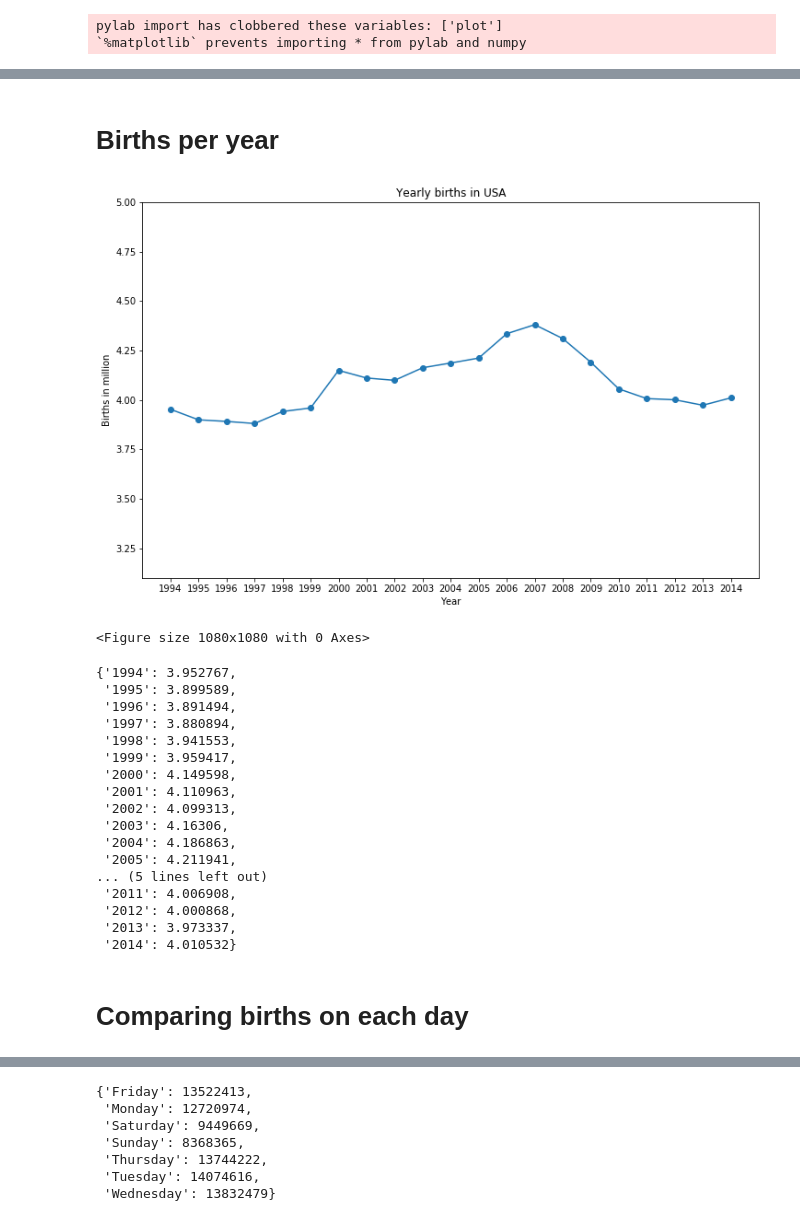
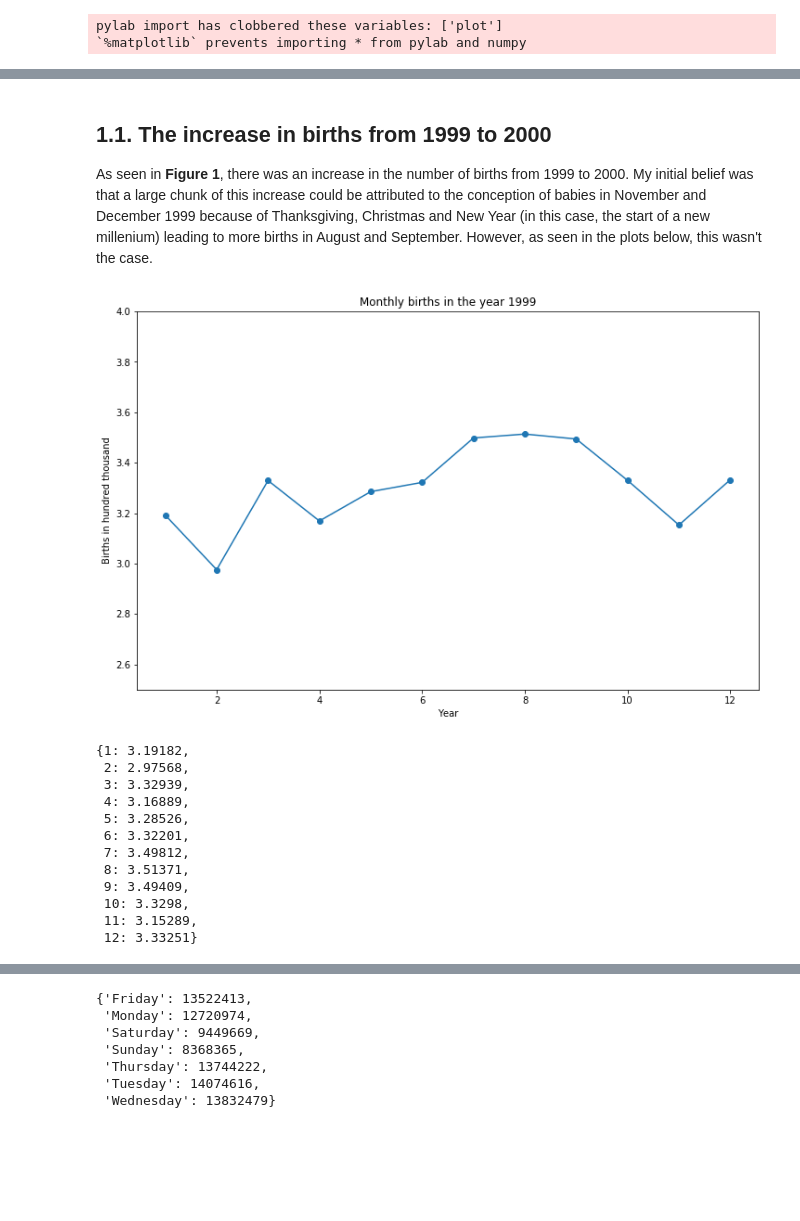
Before and after one commit to vgoel30/births_analysis, a Jupyter notebook: notebook/Births in the USA from 1994-2014.ipynb, the cells around one changed output, grey strips where cells are left out. Saved outputs shown, nothing was run; the diff lists cells and outputs as text; code cells hidden in the pictures; blank space fills up the shorter version.

```diff
--- a/notebook/Births in the USA from 1994-2014.ipynb
+++ b/notebook/Births in the USA from 1994-2014.ipynb
@@ -24 +72,5 @@ datafile = data_dir + 'data.json'
+# %% [markdown]
+## 1.1. The increase in births from 1999 to 2000
+
+As seen in **Figure 1**, there was an increase in the number of births from 1999 to 2000. My initial belief was that a large chunk of this increase could be attributed to the conception of babies in November and December 1999 because of Thanksgiving, Christmas and New Year (in this case, the start of a new millenium) leading to more births in August and September. However, as seen in the plots below, this wasn't the case.
 # %%
@@ -104,59 +102,16 @@ def get_combined_monthly_births(datafile):
-# %% [markdown]
-# Births per year
-# %%
-#gets the data for the number of births from 1994-2014 and plots them
-def get_yearly_births(datafile, plot=False):
-	births = {str(i):0 for i in range(1994, 2015)}
-
-	with open(datafile) as f:
-		data = json.load(f)
-
-		for year in data:
-			year_births = 0
-			year_data = data[year]
-			for month in year_data:
-				month_data = year_data[month]
-				for day in month_data:
-					year_births += int(month_data[day]['births'])
-
-			births[year] = year_births
-
-	if plot:
-		sum = 1000000
-		births = {year:births[year]/sum for year in births}
-
-		lists = sorted(births.items()) # sorted by key, return a list of tuples
-		x, y = zip(*lists) # unpack a list of pairs into two tuples
-		plt.plot(x, y,marker='o')
-		plt.xlabel('Year')
-		plt.ylabel('Births in million')
-		plt.title('Yearly births in USA')
-		plt.ylim([3.1,5])
-		plt.figure(figsize=(15,15))
-		plt.show()
-
-	return births
-
-get_yearly_births(datafile, plot)
-# %% [output]
-[figure, removed]
-<Figure size 1080x1080 with 0 Axes>
-{'1994': 3.952767,
- '1995': 3.899589,
- '1996': 3.891494,
- '1997': 3.880894,
- '1998': 3.941553,
- '1999': 3.959417,
- '2000': 4.149598,
- '2001': 4.110963,
- '2002': 4.099313,
- '2003': 4.16306,
- '2004': 4.186863,
- '2005': 4.211941,
-... (5 lines left out)
- '2011': 4.006908,
- '2012': 4.000868,
- '2013': 3.973337,
- '2014': 4.010532}
-# %% [markdown]
-# Comparing births on each day
+# %%
+get_year_distribution(datafile, 1999)
+# %% [output]
+[figure, added]
+{1: 3.19182,
+ 2: 2.97568,
+ 3: 3.32939,
+ 4: 3.16889,
+ 5: 3.28526,
+ 6: 3.32201,
+ 7: 3.49812,
+ 8: 3.51371,
+ 9: 3.49409,
+ 10: 3.3298,
+ 11: 3.15289,
+ 12: 3.33251}
```
Also changed, not shown: parts of 18 cells of this notebook, 1 other file.
